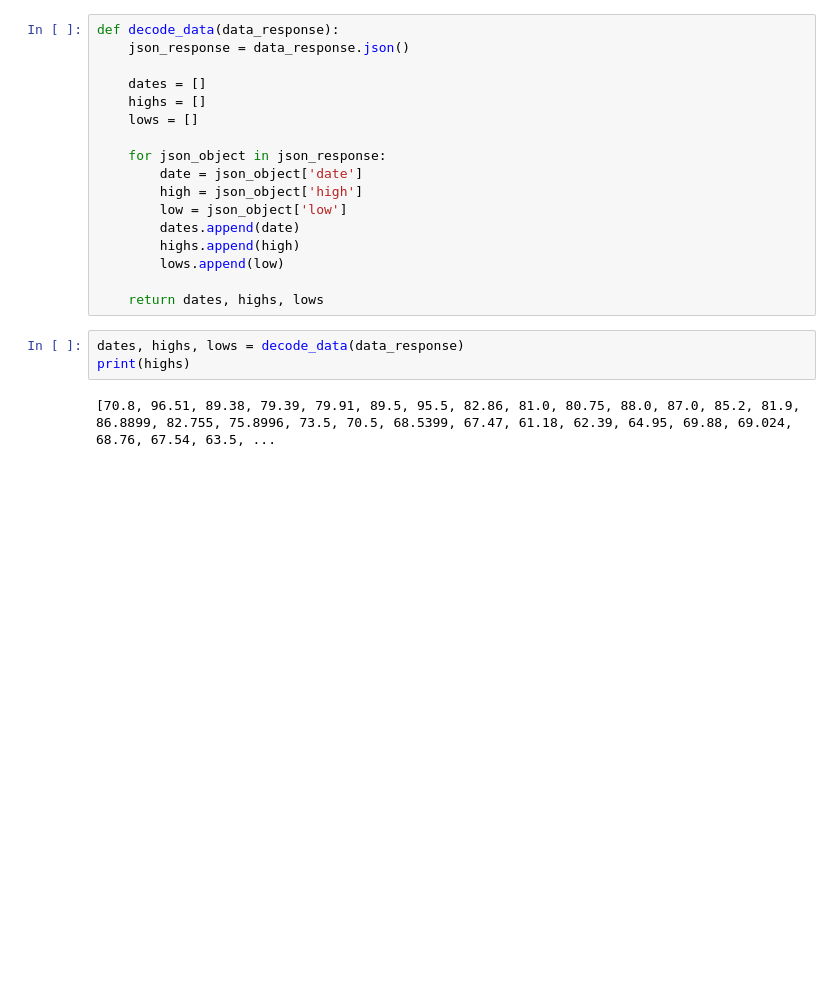
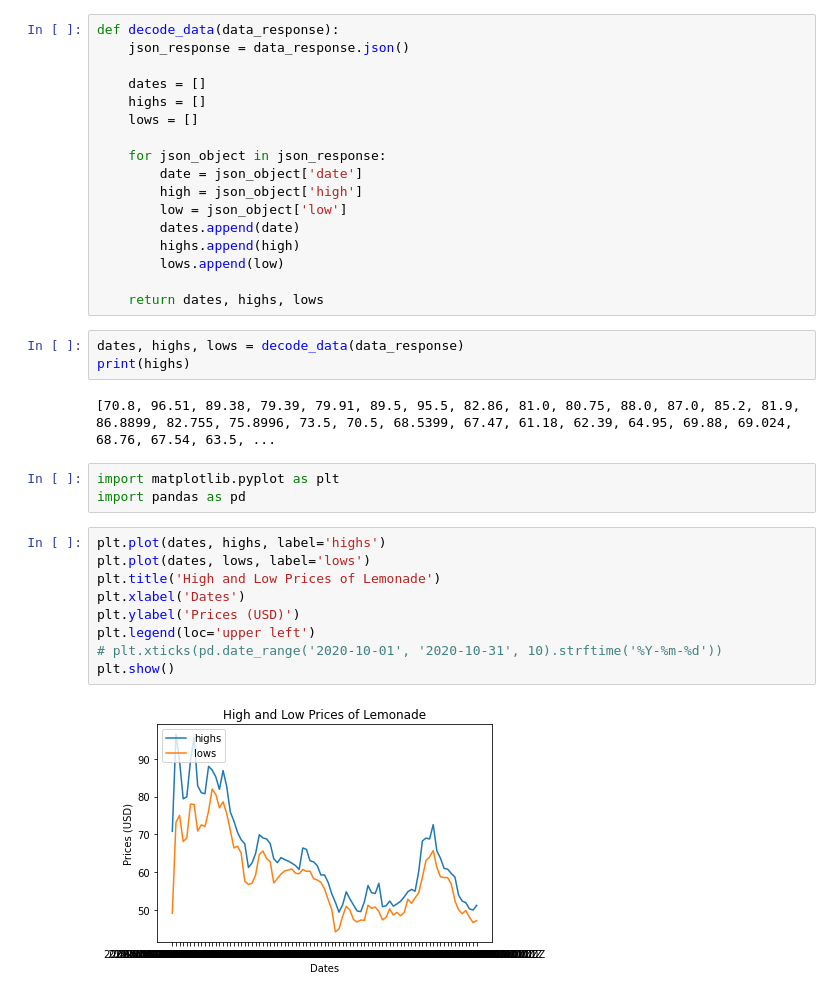
Before and after one commit to Andre-Williams22/Time-Series-Analysis, a Jupyter notebook: Jupyter-Notebooks/Stock-Data-API/Fetching Data.ipynb, the cells around one changed output. Cells and saved outputs as stored; diff of their text form; blank space fills up the shorter version.

```diff
--- a/Jupyter-Notebooks/Stock-Data-API/Fetching Data.ipynb
+++ b/Jupyter-Notebooks/Stock-Data-API/Fetching Data.ipynb
@@ -40,3 +40,17 @@ dates, highs, lows = decode_data(data_response)
 print(highs)
 # %% [output]
 [70.8, 96.51, 89.38, 79.39, 79.91, 89.5, 95.5, 82.86, 81.0, 80.75, 88.0, 87.0, 85.2, 81.9, 86.8899, 82.755, 75.8996, 73.5, 70.5, 68.5399, 67.47, 61.18, 62.39, 64.95, 69.88, 69.024, 68.76, 67.54, 63.5, ...
+# %%
+import matplotlib.pyplot as plt
+import pandas as pd
+# %%
+plt.plot(dates, highs, label='highs')
+plt.plot(dates, lows, label='lows')
+plt.title('High and Low Prices of Lemonade')
+plt.xlabel('Dates')
+plt.ylabel('Prices (USD)')
+plt.legend(loc='upper left')
+# plt.xticks(pd.date_range('2020-10-01', '2020-10-31', 10).strftime('%Y-%m-%d'))
+plt.show()
+# %% [output]
+[figure, added]
```
